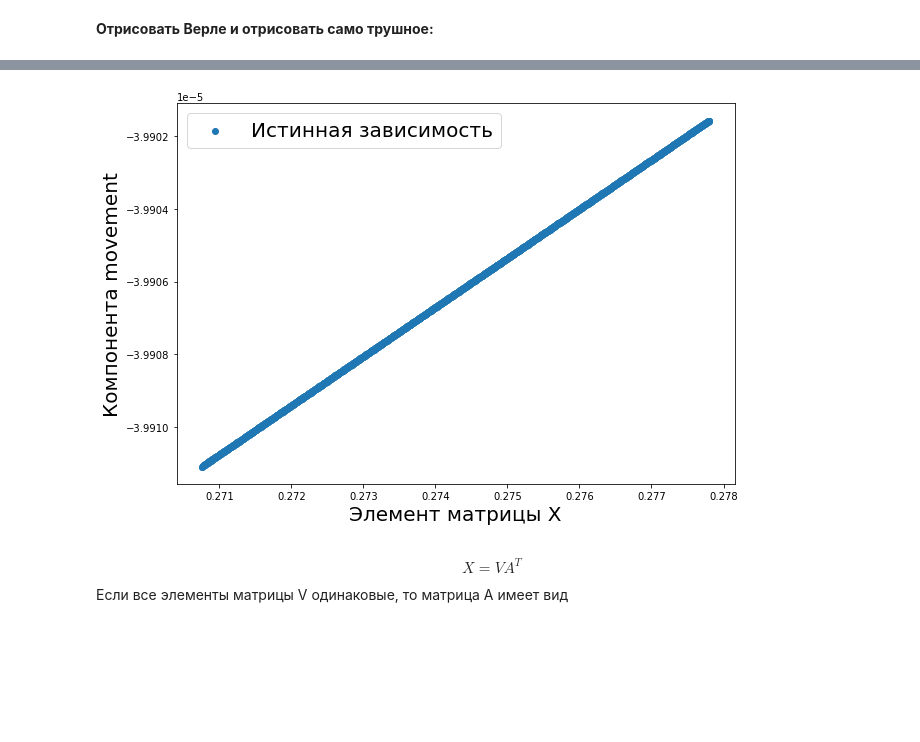
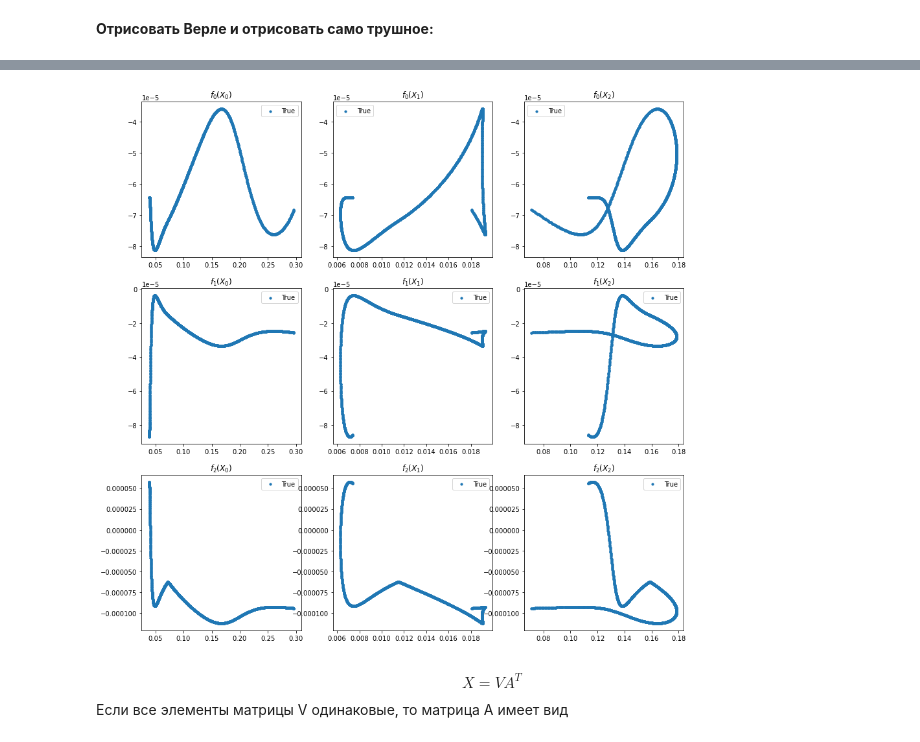
Before and after one commit to Alphonsce/Machine-learning-for-MD-project, a Jupyter notebook: python_notebook.ipynb, the cells around one changed output, grey strips where cells are left out. Drawn from its saved outputs; the diff is of its cells as text; code cells hidden in the pictures; blank space fills up the shorter version.

```diff
--- a/python_notebook.ipynb
+++ b/python_notebook.ipynb
@@ -748,7 +724,7 @@ if MODE == "movements":
         create_d_velocity=True
     )
 # %%
-dataset_step = 1
+dataset_step = 10
 
 dataset = create_tensor_dataset(
     coords_path=coords_file_path,
@@ -789,18 +785,20 @@ dataset1 = dataset.copy()
 # %%
 X = (torch.stack([elem[0] for elem in dataset]))
 x11 = X[:, 0]
 x22 = X[:, 4]
 x33 = X[:, 8]
 
 Y_true = torch.stack([elem[1] for elem in dataset])
 
-plot_2d_result(
-    x11,
-    y_true=Y_true if len(dataset[0][1]) == 1 else Y_true[:, 0],
-    figsize=(10, 7)
-)
+# plot_2d_result(
+#     x11,
+#     y_true=Y_true if len(dataset[0][1]) == 1 else Y_true[:, 0],
+#     figsize=(10, 7)
+# )
+
+plot_matrix(X=X[:, :CFG.K * CFG.K], Y_true=Y_true, K=CFG.K)
 # %% [output]
-[figure, old version]
+[figure, new version]
 # %% [markdown]
 $$
 X = V A^T
```
Also changed, not shown: parts of 10 cells of this notebook, 31 other files.
